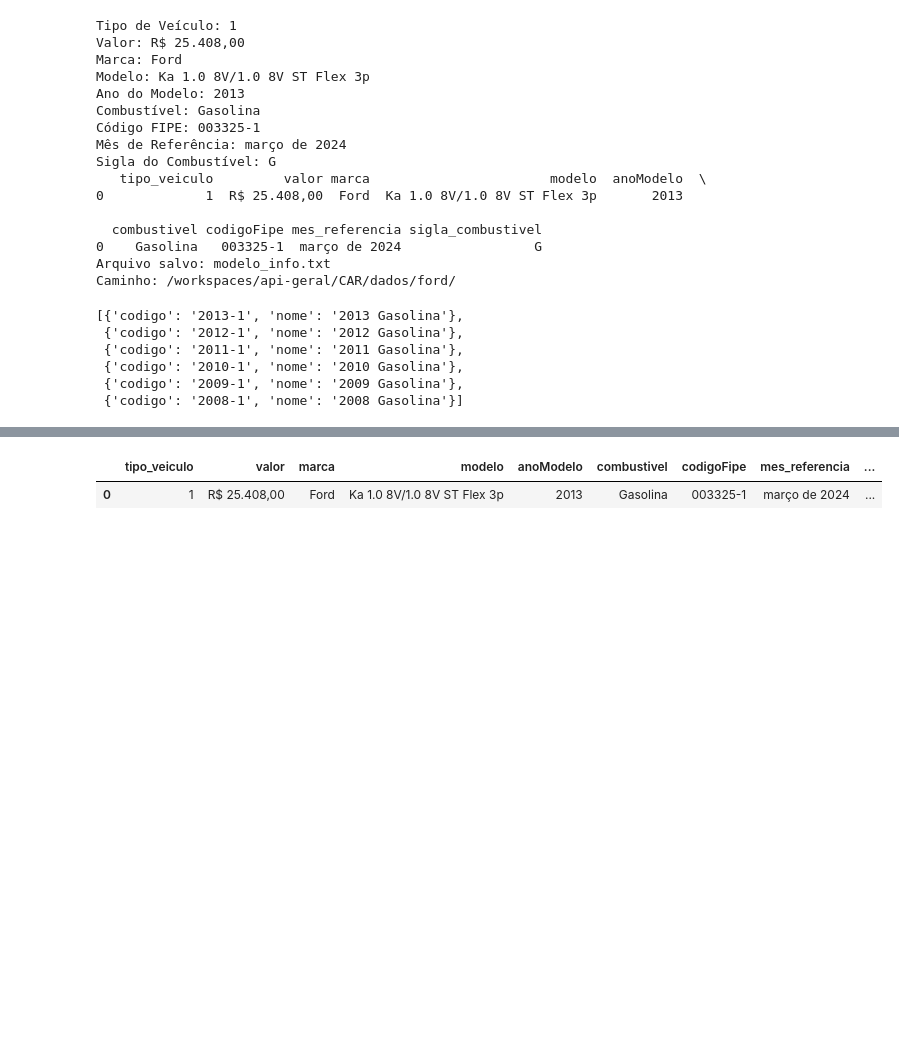
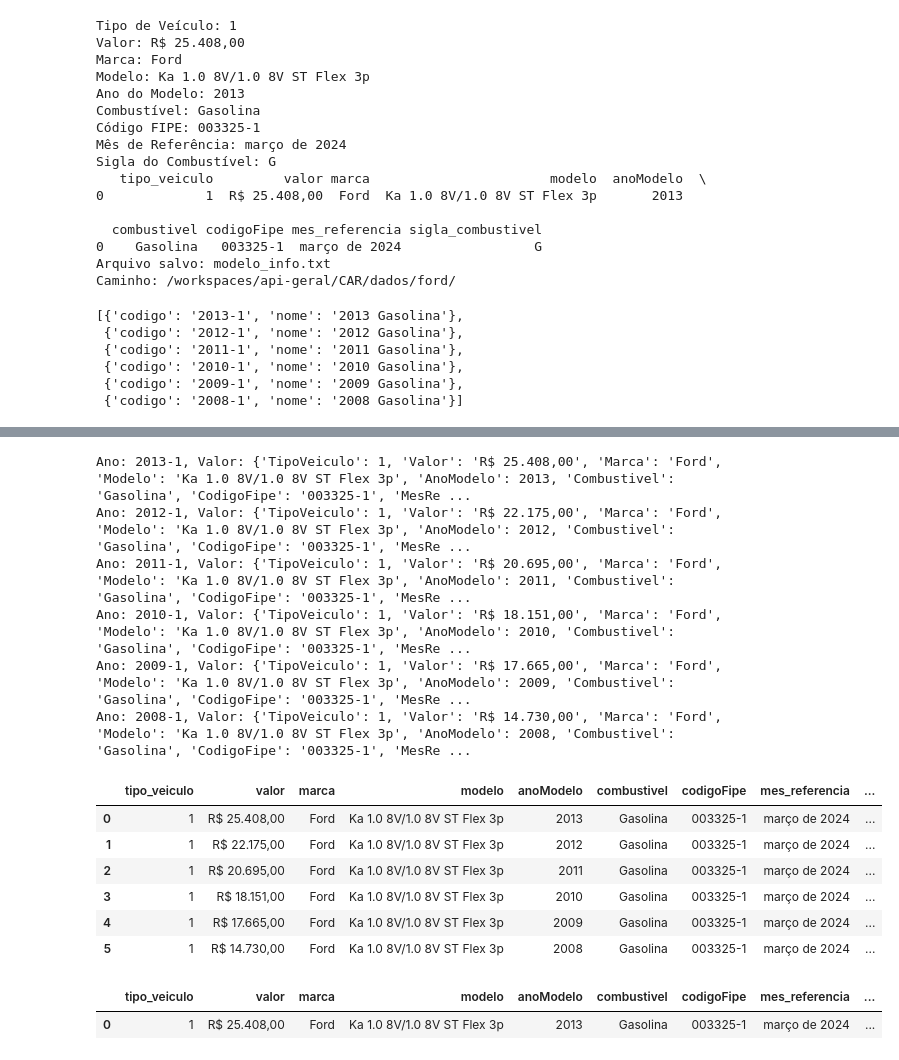
Before and after one commit to RafaellSanchez/api-geral, a Jupyter notebook: CAR/codigo/teste_api.ipynb, the cells around one changed output, grey strips where cells are left out. Drawn from its saved outputs; the diff is of its cells as text; code cells hidden in the pictures; blank space fills up the shorter version.

```diff
--- a/CAR/codigo/teste_api.ipynb
+++ b/CAR/codigo/teste_api.ipynb
@@ -433,3 +465,73 @@ Ano: 2008-1, Valor: {'TipoVeiculo': 1, 'Valor': 'R$ 14.730,00', 'Marca': 'Ford',
+# %%
+import requests
+import pandas as pd
+
+url_ano = 'https://parallelum.com.br/fipe/api/v1/carros/marcas/22/modelos/4514/anos'
+response = requests.get(url_ano)
+dados = response.json()
+
+lista_ano = []
+
+for resultado in dados:
+    anos = resultado['codigo']
+    lista_ano.append({
+        'ano':anos
+    })
+
+valores = [item['ano'] for item in lista_ano]
+
+# Inicializa a lista fora do loop principal
+lista_ano_valor = []
+
+# Itera sobre cada ano, fazendo solicitações individuais para obter os valores
+for ano in valores:
+    url_vlr = f'https://parallelum.com.br/fipe/api/v1/carros/marcas/22/modelos/4514/anos/{ano}'
+    response = requests.get(url_vlr)
+    ano_valor = response.json()
+    print(f"Ano: {ano}, Valor: {ano_valor}")
+
+    if response.status_code == 200:
+        tipo = ano_valor['TipoVeiculo']
+        vlr = ano_valor['Valor']
+        marc = ano_valor['Marca']
+        mod = ano_valor['Modelo']
+        anMod = ano_valor['AnoModelo']
+        comb = ano_valor['Combustivel']
+        codf = ano_valor['CodigoFipe']
+        mRef = ano_valor['MesReferencia']
+        sglaComb = ano_valor['SiglaCombustivel']
+
+        # Adiciona os dados à lista fora do if
+        lista_ano_valor.append({
+            'tipo_veiculo': tipo,
+            'valor':vlr,
+            'marca':marc,
+            'modelo':mod,
+            'anoModelo':anMod,
+            'combustivel':comb,
+            'codigoFipe':codf,
+            'mes_referencia':mRef,
+            'sigla_combustivel':sglaComb,
+            'Ano': ano
+        })
+
+# Cria o DataFrame após o loop
+df = pd.DataFrame(lista_ano_valor)
+display(df)
+# %% [output]
+Ano: 2013-1, Valor: {'TipoVeiculo': 1, 'Valor': 'R$ 25.408,00', 'Marca': 'Ford', 'Modelo': 'Ka 1.0 8V/1.0 8V ST Flex 3p', 'AnoModelo': 2013, 'Combustivel': 'Gasolina', 'CodigoFipe': '003325-1', 'MesRe ...
+Ano: 2012-1, Valor: {'TipoVeiculo': 1, 'Valor': 'R$ 22.175,00', 'Marca': 'Ford', 'Modelo': 'Ka 1.0 8V/1.0 8V ST Flex 3p', 'AnoModelo': 2012, 'Combustivel': 'Gasolina', 'CodigoFipe': '003325-1', 'MesRe ...
+Ano: 2011-1, Valor: {'TipoVeiculo': 1, 'Valor': 'R$ 20.695,00', 'Marca': 'Ford', 'Modelo': 'Ka 1.0 8V/1.0 8V ST Flex 3p', 'AnoModelo': 2011, 'Combustivel': 'Gasolina', 'CodigoFipe': '003325-1', 'MesRe ...
+Ano: 2010-1, Valor: {'TipoVeiculo': 1, 'Valor': 'R$ 18.151,00', 'Marca': 'Ford', 'Modelo': 'Ka 1.0 8V/1.0 8V ST Flex 3p', 'AnoModelo': 2010, 'Combustivel': 'Gasolina', 'CodigoFipe': '003325-1', 'MesRe ...
+Ano: 2009-1, Valor: {'TipoVeiculo': 1, 'Valor': 'R$ 17.665,00', 'Marca': 'Ford', 'Modelo': 'Ka 1.0 8V/1.0 8V ST Flex 3p', 'AnoModelo': 2009, 'Combustivel': 'Gasolina', 'CodigoFipe': '003325-1', 'MesRe ...
+Ano: 2008-1, Valor: {'TipoVeiculo': 1, 'Valor': 'R$ 14.730,00', 'Marca': 'Ford', 'Modelo': 'Ka 1.0 8V/1.0 8V ST Flex 3p', 'AnoModelo': 2008, 'Combustivel': 'Gasolina', 'CodigoFipe': '003325-1', 'MesRe ...
+|  | tipo_veiculo | valor | marca | modelo | anoModelo | combustivel | codigoFipe | mes_referencia | ... |
+| 0 | 1 | R$ 25.408,00 | Ford | Ka 1.0 8V/1.0 8V ST Flex 3p | 2013 | Gasolina | 003325-1 | março de 2024 | ... |
+| 1 | 1 | R$ 22.175,00 | Ford | Ka 1.0 8V/1.0 8V ST Flex 3p | 2012 | Gasolina | 003325-1 | março de 2024 | ... |
+| 2 | 1 | R$ 20.695,00 | Ford | Ka 1.0 8V/1.0 8V ST Flex 3p | 2011 | Gasolina | 003325-1 | março de 2024 | ... |
+| 3 | 1 | R$ 18.151,00 | Ford | Ka 1.0 8V/1.0 8V ST Flex 3p | 2010 | Gasolina | 003325-1 | março de 2024 | ... |
+| 4 | 1 | R$ 17.665,00 | Ford | Ka 1.0 8V/1.0 8V ST Flex 3p | 2009 | Gasolina | 003325-1 | março de 2024 | ... |
+| 5 | 1 | R$ 14.730,00 | Ford | Ka 1.0 8V/1.0 8V ST Flex 3p | 2008 | Gasolina | 003325-1 | março de 2024 | ... |
 # %%
 
 import requests
```
Also changed, not shown: parts of 1 cell of this notebook.
